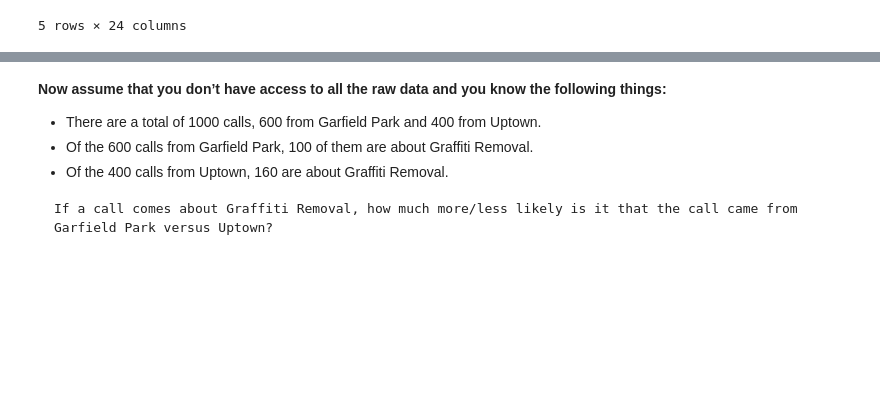
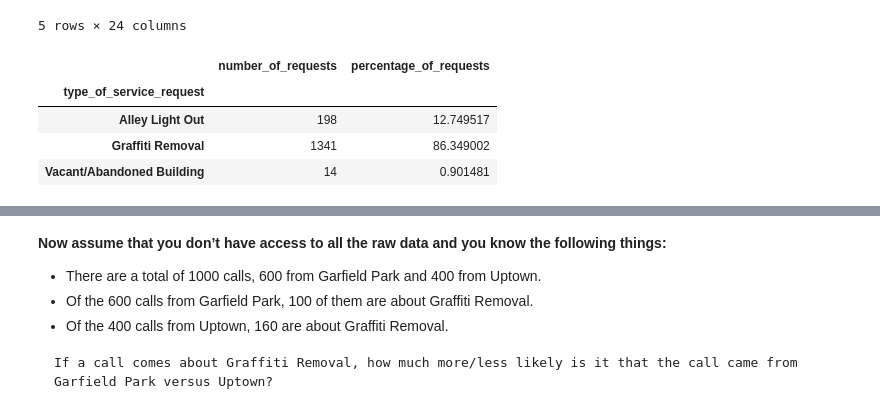
Before and after one commit to lorenh516/exploration_311, a Jupyter notebook: chicago_svc_req_exploration.ipynb, the cells around one changed output, grey strips where cells are left out. Saved outputs shown, nothing was run; the diff lists cells and outputs as text; code cells hidden in the pictures; blank space fills up the shorter version.

```diff
--- a/chicago_svc_req_exploration.ipynb
+++ b/chicago_svc_req_exploration.ipynb
@@ -723,3 +725,14 @@ zip_df_clean.head()
 | 61322 | 41.868 | -87.6984 | 2018-01-11 | 1 | 2018 | 1116 S FRANCISCO AVE | 60612 | 28 | ... |
 | 61531 | 41.8908 | -87.6802 | 2018-02-13 | 2 | 2018 | 2136 W GRAND AVE | 60612 | 26 | ... |
 5 rows × 24 columns
+# %%
+request_probs = zip_df_clean[['type_of_service_request', 'service_request_number']].groupby(['type_of_service_request']).count()
+request_probs['percentage_of_requests'] = ((zip_df_clean[['type_of_service_request', 'service_request_number']].groupby(['type_of_service_request']).count() / zip_df_clean[['type_of_service_request', 'service_request_number']].groupby('type_of_service_request').count().sum()) * 100)['service_request_number']
+request_probs.rename(columns = {'type_of_service_request': 'type_of_service_request', 'service_request_number': 'number_of_requests', 'percentage_of_requests': 'percentage_of_requests'}, inplace=True)
+request_probs
+# %% [output]
+|  | number_of_requests | percentage_of_requests |
+| type_of_service_request |  |  |
+| Alley Light Out | 198 | 12.749517 |
+| Graffiti Removal | 1341 | 86.349002 |
+| Vacant/Abandoned Building | 14 | 0.901481 |
```
Also changed, not shown: parts of 11 cells of this notebook.
